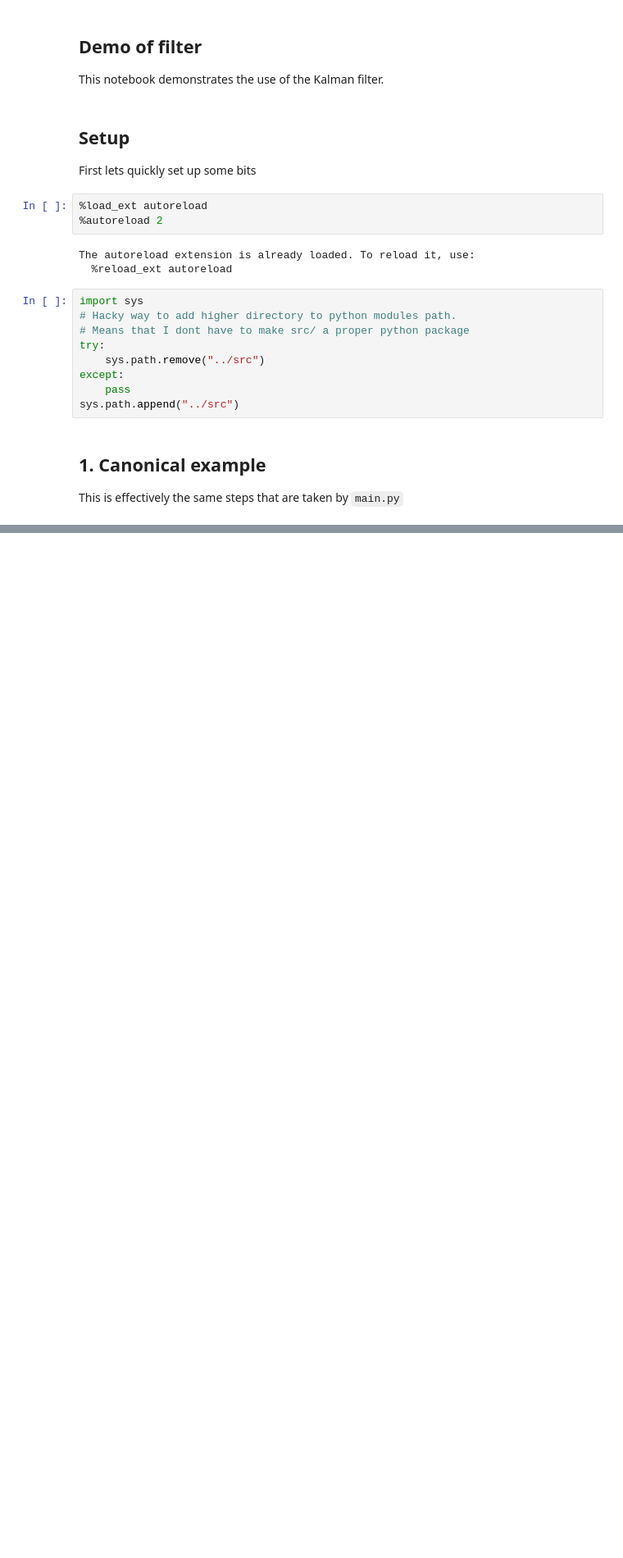
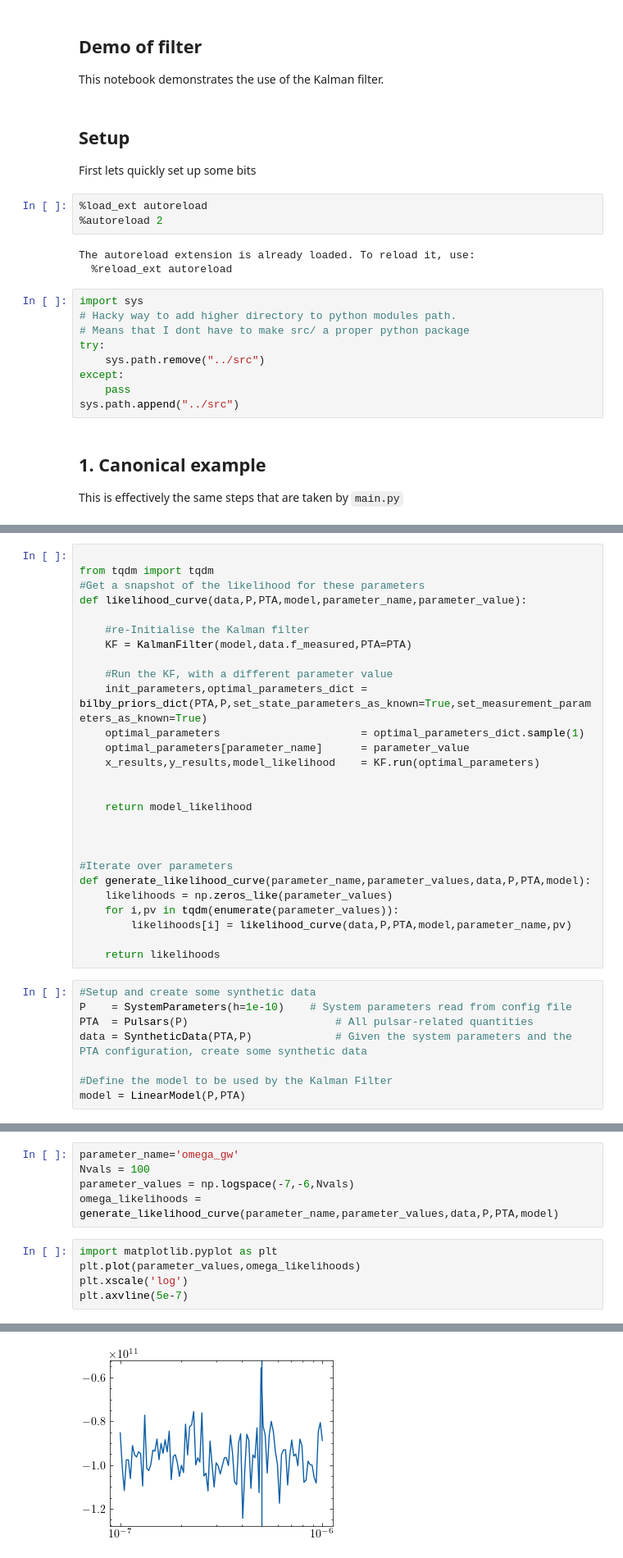
Before and after one commit to UniMelb-NSGW/SlowKalmanFilter, a Jupyter notebook: notebooks/demo_of_filter.ipynb, the cells around one changed output, grey strips where cells are left out. Shown at 82% size. Drawn from its saved outputs; the diff is of its cells as text; blank space fills up the shorter version.

```diff
--- a/notebooks/demo_of_filter.ipynb
+++ b/notebooks/demo_of_filter.ipynb
@@ -78,0 +77,35 @@ executing.executing.NotOneValueFound: Expected one value, found 0
+# %%
+
+from tqdm import tqdm
+#Get a snapshot of the likelihood for these parameters
+def likelihood_curve(data,P,PTA,model,parameter_name,parameter_value):
+
+    #re-Initialise the Kalman filter
+    KF = KalmanFilter(model,data.f_measured,PTA=PTA)
+
+    #Run the KF, with a different parameter value
+    init_parameters,optimal_parameters_dict = bilby_priors_dict(PTA,P,set_state_parameters_as_known=True,set_measurement_parameters_as_known=True)
+    optimal_parameters                      = optimal_parameters_dict.sample(1)
+    optimal_parameters[parameter_name]      = parameter_value
+    x_results,y_results,model_likelihood    = KF.run(optimal_parameters)
+
+
+    return model_likelihood
+
+
+
+#Iterate over parameters
+def generate_likelihood_curve(parameter_name,parameter_values,data,P,PTA,model):
+    likelihoods = np.zeros_like(parameter_values)
+    for i,pv in tqdm(enumerate(parameter_values)):
+        likelihoods[i] = likelihood_curve(data,P,PTA,model,parameter_name,pv)
+
+    return likelihoods
+# %%
+#Setup and create some synthetic data
+P    = SystemParameters(h=1e-10)    # System parameters read from config file
+PTA  = Pulsars(P)                       # All pulsar-related quantities
+data = SyntheticData(PTA,P)             # Given the system parameters and the PTA configuration, create some synthetic data
+
+#Define the model to be used by the Kalman Filter
+model = LinearModel(P,PTA)
@@ -78,0 +117,11 @@ executing.executing.NotOneValueFound: Expected one value, found 0
+# %%
+parameter_name='omega_gw'
+Nvals = 100
+parameter_values = np.logspace(-7,-6,Nvals)
+omega_likelihoods = generate_likelihood_curve(parameter_name,parameter_values,data,P,PTA,model)
+# %%
+import matplotlib.pyplot as plt
+plt.plot(parameter_values,omega_likelihoods)
+plt.xscale('log')
+plt.axvline(5e-7)
+# %% [output]
@@ -78,0 +129 @@ executing.executing.NotOneValueFound: Expected one value, found 0
+[figure, added]
```
Also changed, not shown: parts of 24 cells of this notebook, 5 other files.
